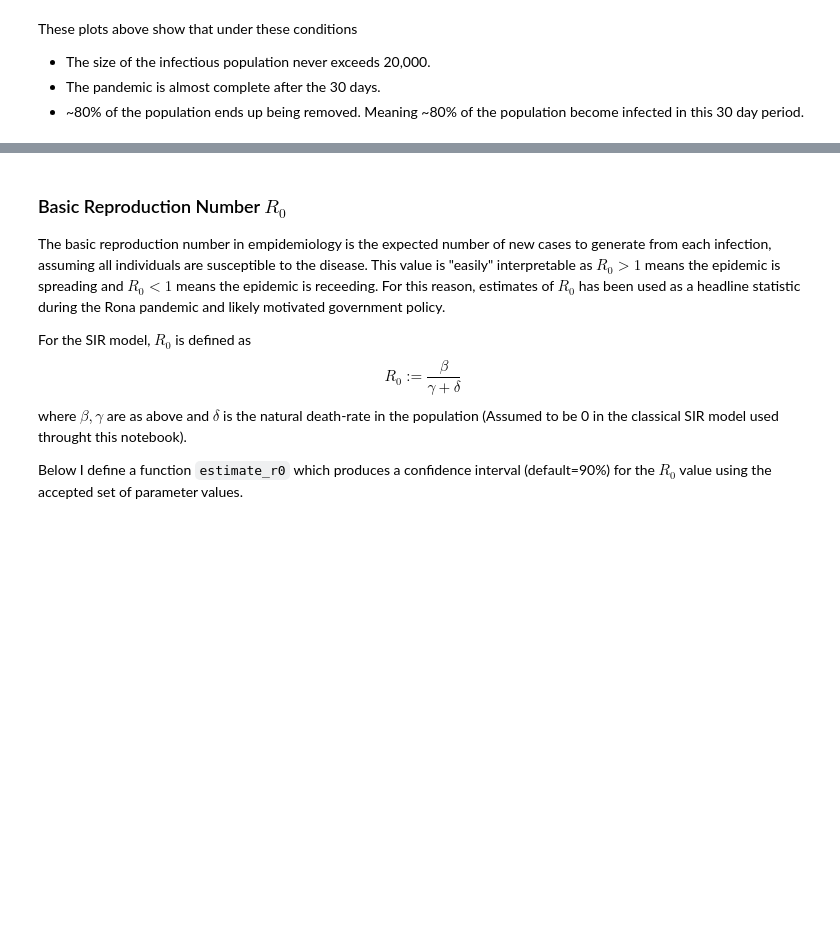
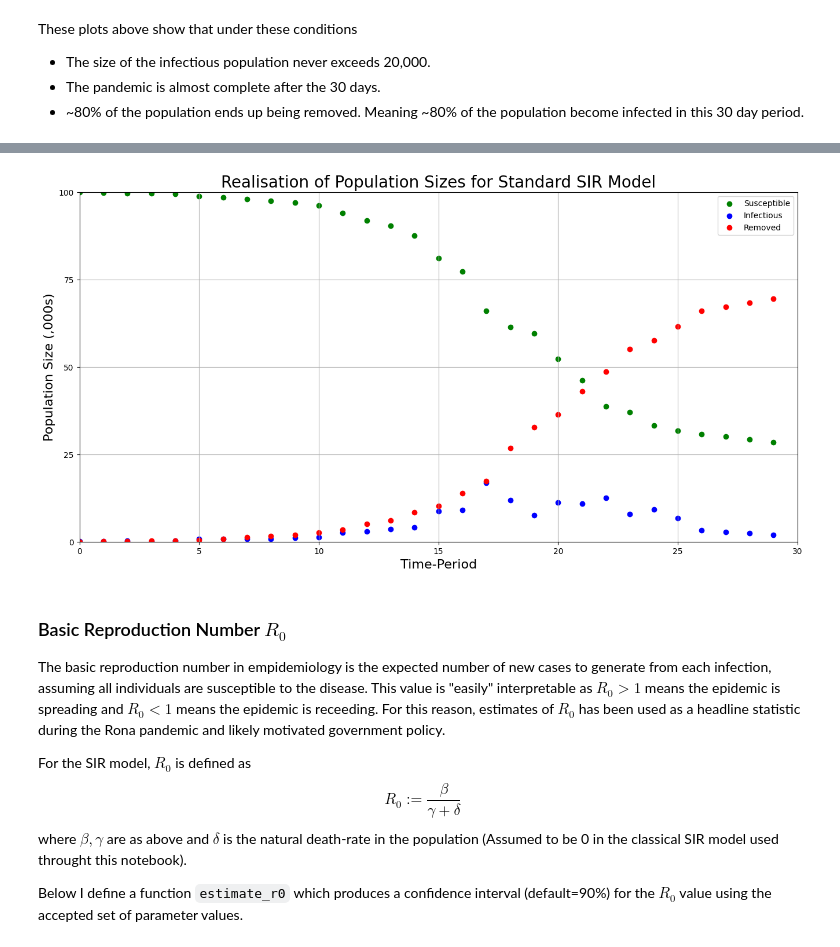
Before and after one commit to dajhutchinson/bayesian-modelling-of-epidemic-events, a Jupyter notebook: Code/SIR_Notebook.ipynb, the cells around one changed output, grey strips where cells are left out. Saved outputs shown, nothing was run; the diff lists cells and outputs as text; code cells hidden in the pictures; blank space fills up the shorter version.

```diff
--- a/Code/SIR_Notebook.ipynb
+++ b/Code/SIR_Notebook.ipynb
@@ -123,3 +179,7 @@ These plots above show that under these conditions
+# %%
+single_sir_plot(sir_model)
+# %% [output]
+[figure, added]
 # %% [markdown]
 ### Basic Reproduction Number $R_0$
 The basic reproduction number in empidemiology is the expected number of new cases to generate from each infection, assuming all individuals are susceptible to the disease. This value is "easily" interpretable as $R_0>1$ means the epidemic is spreading and $R_0<1$ means the epidemic is receeding. For this reason, estimates of $R_0$ has been used as a headline statistic during the Rona pandemic and likely motivated government policy.
```
Also changed, not shown: parts of 5 cells of this notebook, 5 other files.
